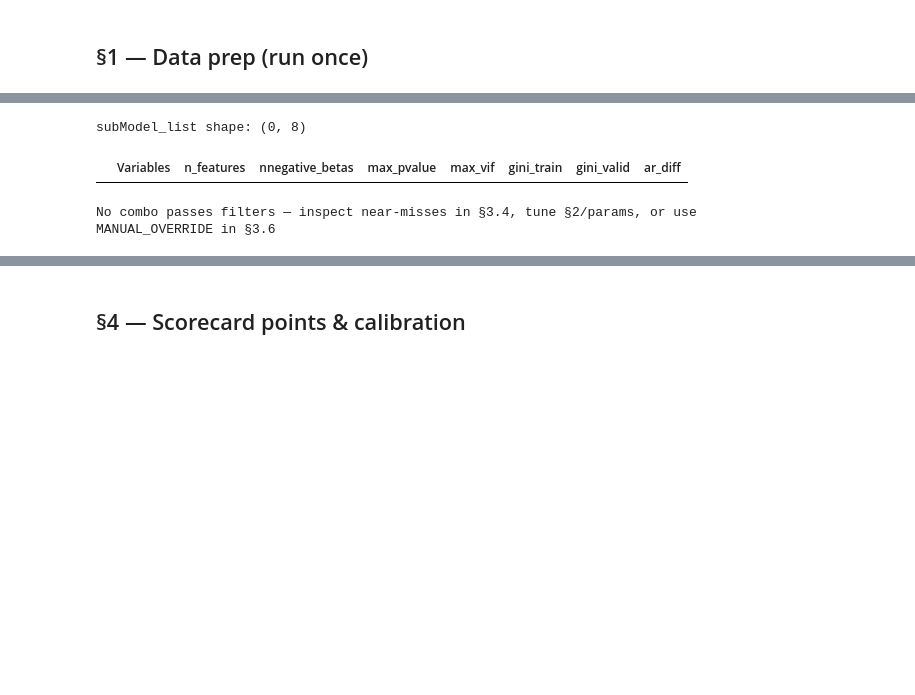
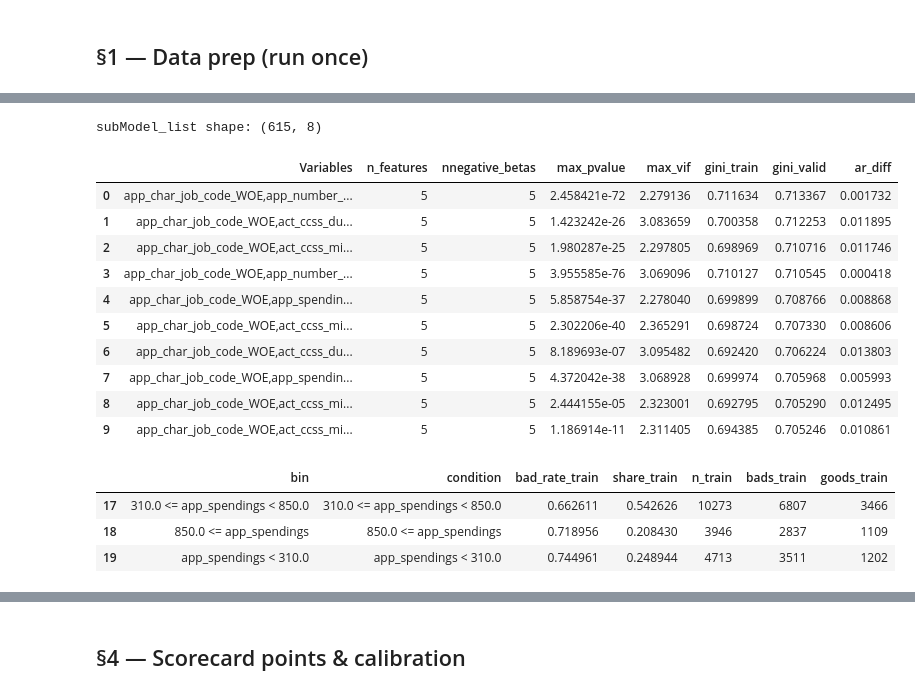
Before and after one commit to giangphuongtran/scorecard-builder, a Jupyter notebook: notebooks/03_scorecard.ipynb, the cells around one changed output, grey strips where cells are left out. Drawn from its saved outputs; the diff is of its cells as text; code cells hidden in the pictures; blank space fills up the shorter version.

```diff
--- a/notebooks/03_scorecard.ipynb
+++ b/notebooks/03_scorecard.ipynb
@@ -1002,0 +193,10 @@ Staged workflow — run cells in order; re-run from any checkpoint when tuning.
+# %%
+def slice_product(df, product, decision="A"):
+	"""Slice datasets based on product and decision"""
+	return df[(df["product"] == product) & (df["decision"] == decision)].copy()
+
+# --- checkpoint: slice_product ---
+_base = _tr
+_sl = slice_product(_base, PRODUCT)
+print(f"checkpoint slice_product: n={len(_sl)} bad_rate={_sl['default12'].mean():.2%}")
+display(_sl.head())
@@ -1002,0 +595,10 @@ Staged workflow — run cells in order; re-run from any checkpoint when tuning.
+# %%
+def compute_gini(y_true, y_score):
+	"""Compute Gini coefficient, a measure of goodness of fit. The higher the better."""
+	auc = roc_auc_score(y_true, y_score)
+	auc = max(auc, 1 - auc)
+	return float(np.clip(2 * auc - 1, 0.0, 1.0))
+
+# --- checkpoint: compute_gini ---
+_g = compute_gini([0, 0, 1, 1], [0.1, 0.2, 0.7, 0.9])
+print(f"checkpoint compute_gini: {_g:.3f} (expect >0)")
@@ -1002,0 +627,19 @@ Staged workflow — run cells in order; re-run from any checkpoint when tuning.
+# %%
+def check_vif(x):
+	"""Check VIF (Variance Inflation Factor)"""
+	x_num = x.select_dtypes(include=[np.number]).copy()
+	x_ = x_num.copy()
+	x_.insert(0, "_intercept", 1.0)
+	vif_values = {}
+	for i, col in enumerate(x_.columns):
+		if col == "_intercept":
+			continue
+		vif_values[col] = variance_inflation_factor(x_.values, i)
+	return pd.Series(vif_values, name="vif")
+
+# --- checkpoint: check_vif ---
+_rng = np.random.default_rng(0)
+_x = pd.DataFrame({"f1": _rng.normal(size=50), "f2": _rng.normal(size=50)})
+_vif = check_vif(_x)
+print("checkpoint check_vif:")
+display(_vif)
@@ -1157,21 +1557,37 @@ pass all three: 0
 # %%
 # §3.5 — Filter subModel_list (no raise)
 sel = SCORECARD_PARAMS["selection"]
 sort_metric = sel.get("sort_metric", "gini_valid")
 
 subModel_list = Model_list[
-    (Model_list["nnegative_betas"] == 0)
+    (Model_list["nnegative_betas"] > 0)
     & (Model_list["max_pvalue"] <= sel["pvalue_max"])
     & (Model_list["max_vif"] <= sel["vif_max"])
 ].sort_values(sort_metric, ascending=False).reset_index(drop=True)
 
 print("subModel_list shape:", subModel_list.shape)
-display(subModel_list.head(10))
+display(subModel_list.head())
 if subModel_list.empty:
     print("No combo passes filters — inspect near-misses in §3.4, tune §2/params, or use MANUAL_OVERRIDE in §3.6")
 # %% [output]
-subModel_list shape: (0, 8)
+subModel_list shape: (615, 8)
 |  | Variables | n_features | nnegative_betas | max_pvalue | max_vif | gini_train | gini_valid | ar_diff |
+| 0 | app_char_job_code_WOE,app_number_... | 5 | 5 | 2.458421e-72 | 2.279136 | 0.711634 | 0.713367 | 0.001732 |
+| 1 | app_char_job_code_WOE,act_ccss_du... | 5 | 5 | 1.423242e-26 | 3.083659 | 0.700358 | 0.712253 | 0.011895 |
+| 2 | app_char_job_code_WOE,act_ccss_mi... | 5 | 5 | 1.980287e-25 | 2.297805 | 0.698969 | 0.710716 | 0.011746 |
+| 3 | app_char_job_code_WOE,app_number_... | 5 | 5 | 3.955585e-76 | 3.069096 | 0.710127 | 0.710545 | 0.000418 |
+| 4 | app_char_job_code_WOE,app_spendin... | 5 | 5 | 5.858754e-37 | 2.278040 | 0.699899 | 0.708766 | 0.008868 |
+| 5 | app_char_job_code_WOE,act_ccss_mi... | 5 | 5 | 2.302206e-40 | 2.365291 | 0.698724 | 0.707330 | 0.008606 |
+| 6 | app_char_job_code_WOE,act_ccss_du... | 5 | 5 | 8.189693e-07 | 3.095482 | 0.692420 | 0.706224 | 0.013803 |
+| 7 | app_char_job_code_WOE,app_spendin... | 5 | 5 | 4.372042e-38 | 3.068928 | 0.699974 | 0.705968 | 0.005993 |
+| 8 | app_char_job_code_WOE,act_ccss_mi... | 5 | 5 | 2.444155e-05 | 2.323001 | 0.692795 | 0.705290 | 0.012495 |
+| 9 | app_char_job_code_WOE,act_ccss_mi... | 5 | 5 | 1.186914e-11 | 2.311405 | 0.694385 | 0.705246 | 0.010861 |
-No combo passes filters — inspect near-misses in §3.4, tune §2/params, or use MANUAL_OVERRIDE in §3.6
+# %%
+variable_report[feat]["static"]
+# %% [output]
+|  | bin | condition | bad_rate_train | share_train | n_train | bads_train | goods_train |
+| 17 | 310.0 <= app_spendings < 850.0 | 310.0 <= app_spendings < 850.0 | 0.662611 | 0.542626 | 10273 | 6807 | 3466 |
+| 18 | 850.0 <= app_spendings | 850.0 <= app_spendings | 0.718956 | 0.208430 | 3946 | 2837 | 1109 |
+| 19 | app_spendings < 310.0 | app_spendings < 310.0 | 0.744961 | 0.248944 | 4713 | 3511 | 1202 |
 # %%
 # §3.5b — BR stability review (subModel_list variables only)
```
Also changed, not shown: parts of 91 cells of this notebook, 1 other file.
